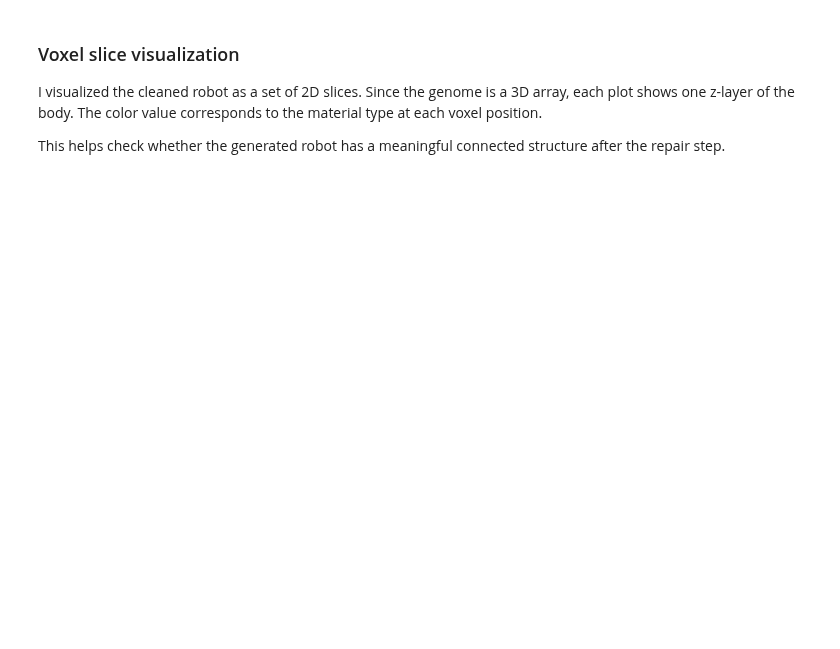
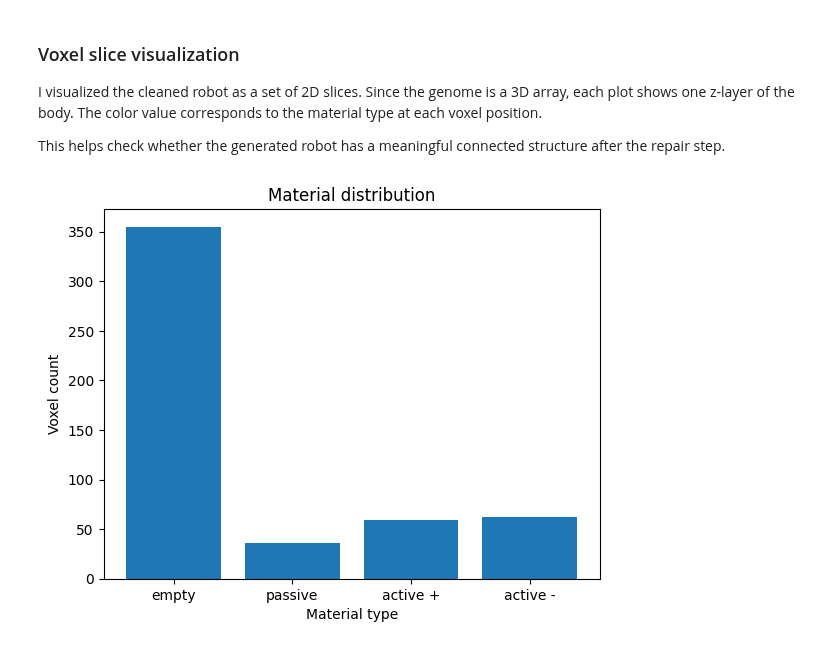
Before and after one commit to ayushishringi/xenobot-exercise, a Jupyter notebook: notebooks/milestone1_notebook.ipynb, the cells around one changed output. Saved outputs shown, nothing was run; the diff lists cells and outputs as text; code cells hidden in the pictures; blank space fills up the shorter version.

Commit message:
Add material distribution analysis to milestone notebook

```diff
--- a/notebooks/milestone1_notebook.ipynb
+++ b/notebooks/milestone1_notebook.ipynb
@@ -85,3 +86,7 @@ plot_voxel_slices(cleaned_genome)
 I visualized the cleaned robot as a set of 2D slices. Since the genome is a 3D array, each plot shows one z-layer of the body. The color value corresponds to the material type at each voxel position.
 
 This helps check whether the generated robot has a meaningful connected structure after the repair step.
+# %%
+plot_material_counts(cleaned_genome)
+# %% [output]
+[figure, added]
```
Also changed, not shown: parts of 6 cells of this notebook.
